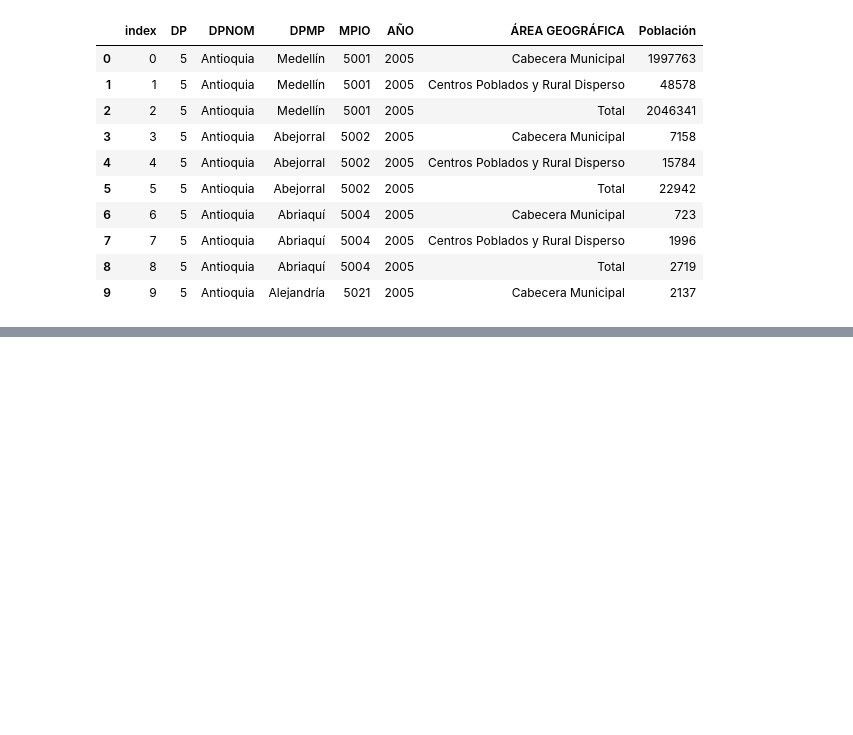
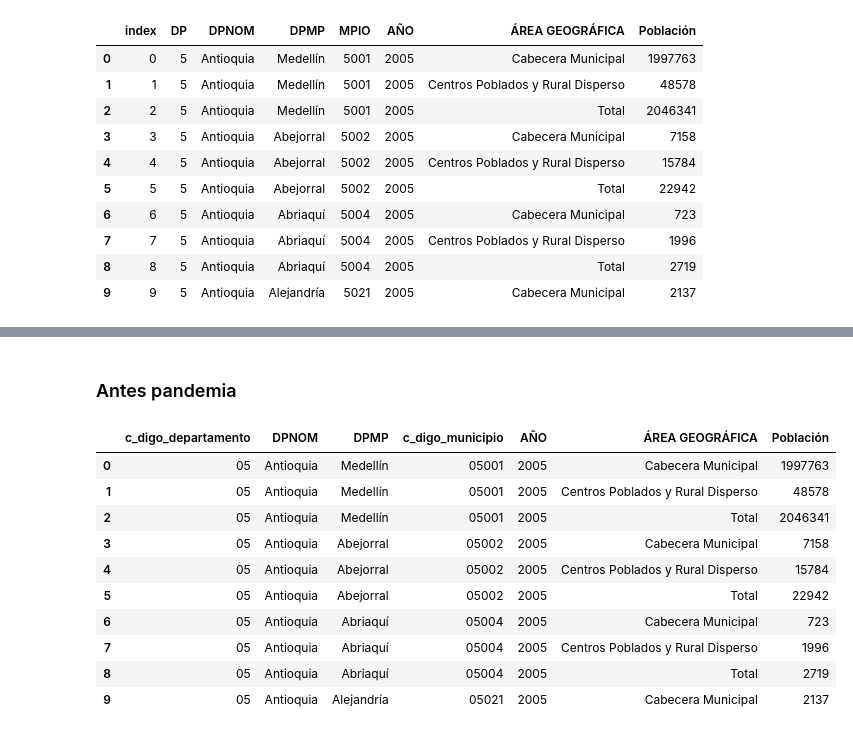
Before and after one commit to Lauvo48/clase1, a Jupyter notebook: Código/Clase_Wilmer.ipynb, the cells around one changed output, grey strips where cells are left out. Drawn from its saved outputs; the diff is of its cells as text; code cells hidden in the pictures; blank space fills up the shorter version.

```diff
--- a/Código/Clase_Wilmer.ipynb
+++ b/Código/Clase_Wilmer.ipynb
@@ -586,0 +783,43 @@ pd.read_sql_query(consulta, conn)
+# %% [markdown]
+### Antes pandemia
+# %%
+consulta = """
+CREATE TABLE informacion_antes_pandemia_limpia AS
+SELECT
+  CASE
+    WHEN LENGTH(CAST(DP AS TEXT)) = 1 THEN '0' || CAST(DP AS TEXT)
+    ELSE CAST(DP AS TEXT)
+  END AS c_digo_departamento,
+
+  DPNOM,
+  DPMP,
+
+  CASE
+    WHEN LENGTH(CAST(MPIO AS TEXT)) = 4 THEN '0' || CAST(MPIO AS TEXT)
+    ELSE CAST(MPIO AS TEXT)
+  END AS c_digo_municipio,
+
+  AÑO,
+  "ÁREA GEOGRÁFICA",
+  Población
+FROM informacion_antes_pandemia;
+"""
+
+# Ejecutar la consulta
+conn.execute(consulta)
+conn.commit()
+
+# Leer la nueva tabla
+pd.read_sql_query("SELECT * FROM informacion_antes_pandemia_limpia LIMIT 10", conn)
+# %% [output]
+|  | c_digo_departamento | DPNOM | DPMP | c_digo_municipio | AÑO | ÁREA GEOGRÁFICA | Población |
+| 0 | 05 | Antioquia | Medellín | 05001 | 2005 | Cabecera Municipal | 1997763 |
+| 1 | 05 | Antioquia | Medellín | 05001 | 2005 | Centros Poblados y Rural Disperso | 48578 |
+| 2 | 05 | Antioquia | Medellín | 05001 | 2005 | Total | 2046341 |
+| 3 | 05 | Antioquia | Abejorral | 05002 | 2005 | Cabecera Municipal | 7158 |
+| 4 | 05 | Antioquia | Abejorral | 05002 | 2005 | Centros Poblados y Rural Disperso | 15784 |
+| 5 | 05 | Antioquia | Abejorral | 05002 | 2005 | Total | 22942 |
+| 6 | 05 | Antioquia | Abriaquí | 05004 | 2005 | Cabecera Municipal | 723 |
+| 7 | 05 | Antioquia | Abriaquí | 05004 | 2005 | Centros Poblados y Rural Disperso | 1996 |
+| 8 | 05 | Antioquia | Abriaquí | 05004 | 2005 | Total | 2719 |
+| 9 | 05 | Antioquia | Alejandría | 05021 | 2005 | Cabecera Municipal | 2137 |
```
Also changed, not shown: parts of 75 cells of this notebook, 7 other files.
